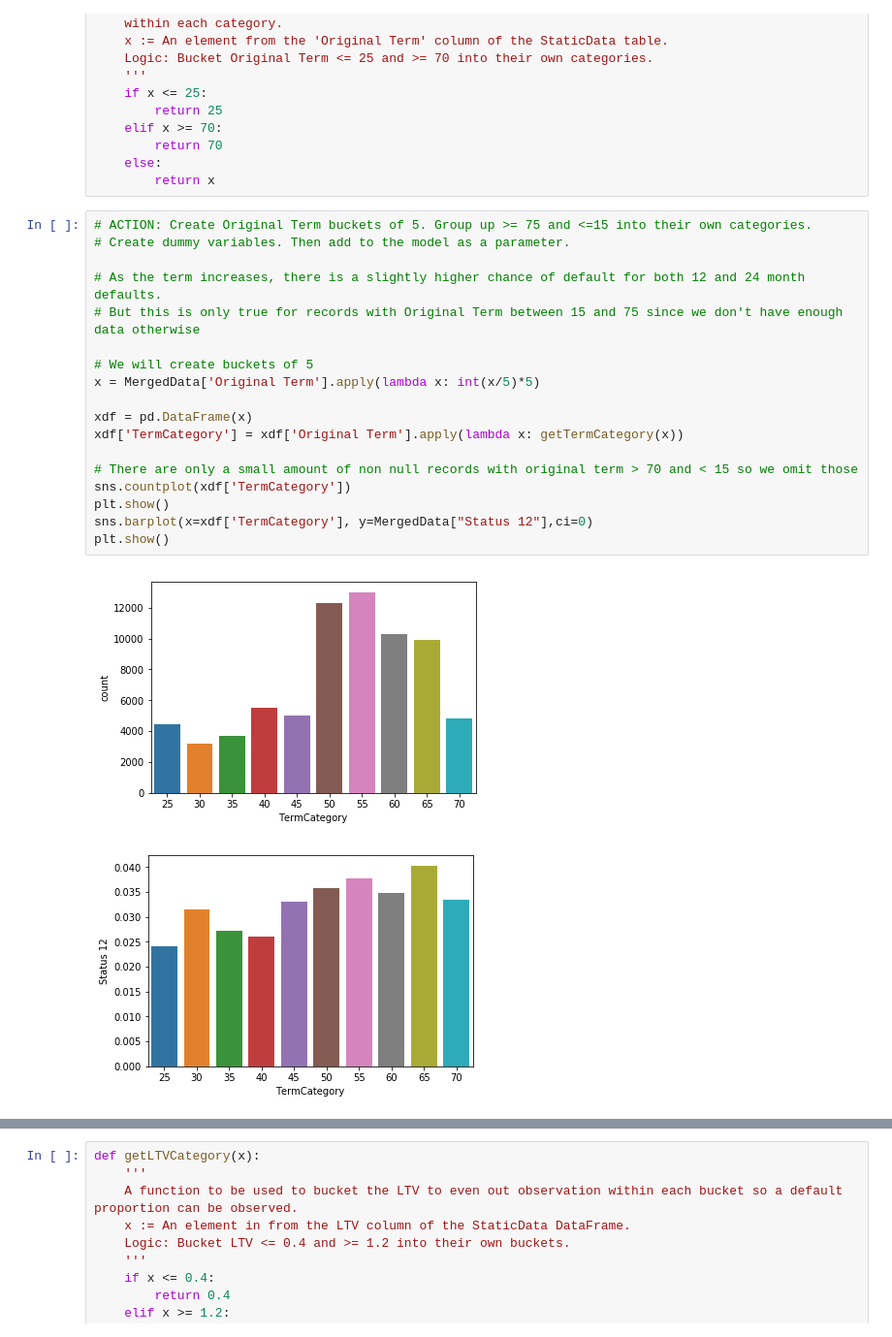
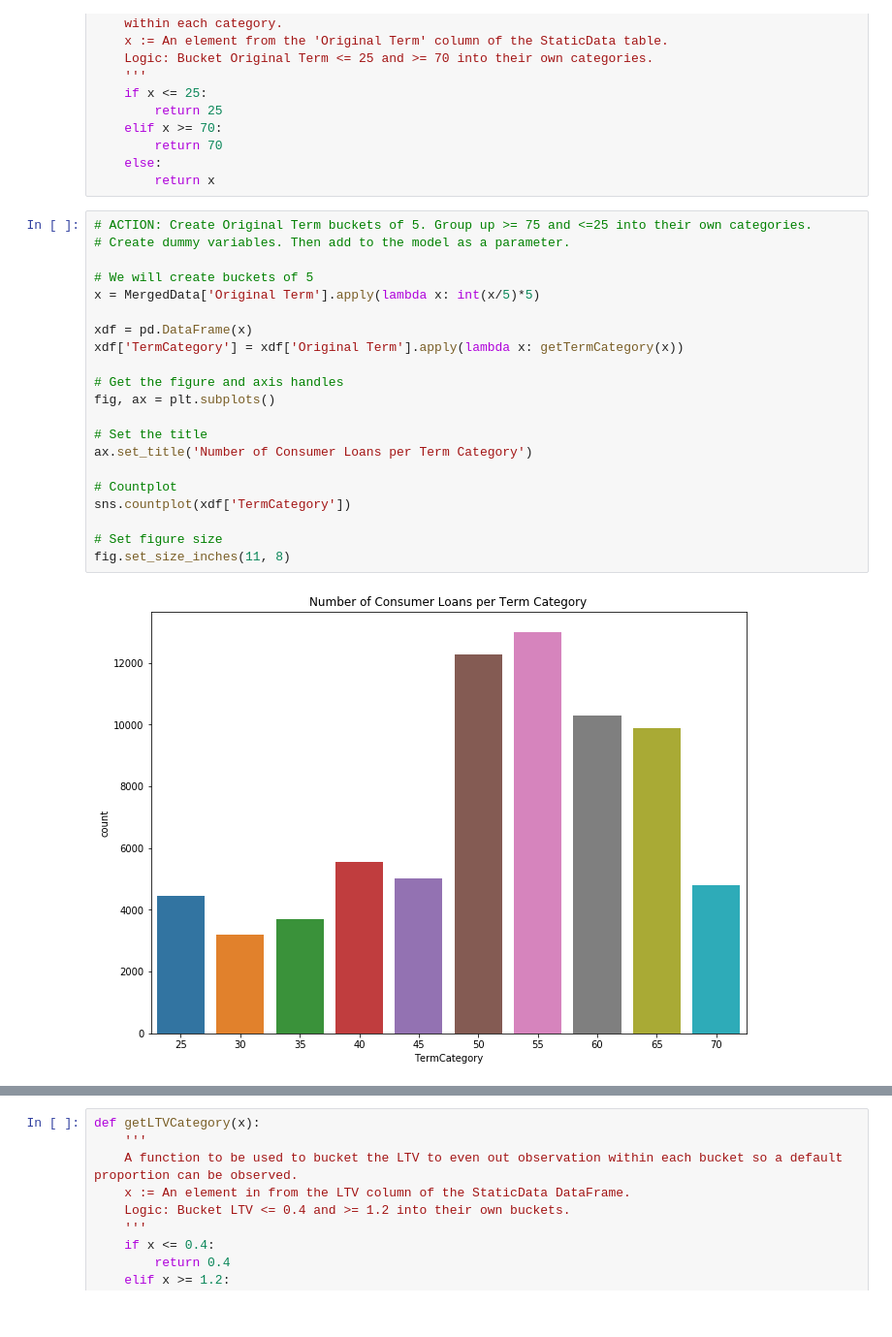
Before and after one commit to TanselArif-21/MLApplications, a Jupyter notebook: Consumer Loans/Consumer Loans.ipynb, the cells around one changed output, grey strips where cells are left out. Shown at 97% size. Drawn from its saved outputs; the diff is of its cells as text.

```diff
--- a/Consumer Loans/Consumer Loans.ipynb
+++ b/Consumer Loans/Consumer Loans.ipynb
@@ -209,23 +356,25 @@ def getTermCategory(x):
     else:
         return x
 # %%
-# ACTION: Create Original Term buckets of 5. Group up >= 75 and <=15 into their own categories.
+# ACTION: Create Original Term buckets of 5. Group up >= 75 and <=25 into their own categories.
 # Create dummy variables. Then add to the model as a parameter.
-
-# As the term increases, there is a slightly higher chance of default for both 12 and 24 month defaults.
-# But this is only true for records with Original Term between 15 and 75 since we don't have enough data otherwise
 
 # We will create buckets of 5
 x = MergedData['Original Term'].apply(lambda x: int(x/5)*5)
 
 xdf = pd.DataFrame(x)
 xdf['TermCategory'] = xdf['Original Term'].apply(lambda x: getTermCategory(x))
 
-# There are only a small amount of non null records with original term > 70 and < 15 so we omit those
+# Get the figure and axis handles
+fig, ax = plt.subplots()
+
+# Set the title
+ax.set_title('Number of Consumer Loans per Term Category')
+
+# Countplot
 sns.countplot(xdf['TermCategory'])
-plt.show()
-sns.barplot(x=xdf['TermCategory'], y=MergedData["Status 12"],ci=0)
-plt.show()
+
+# Set figure size
+fig.set_size_inches(11, 8)
 # %% [output]
-[figure, old version]
+[figure, new version]
-[figure, removed]
```
Also changed, not shown: parts of 157 cells of this notebook, 22 other files.
